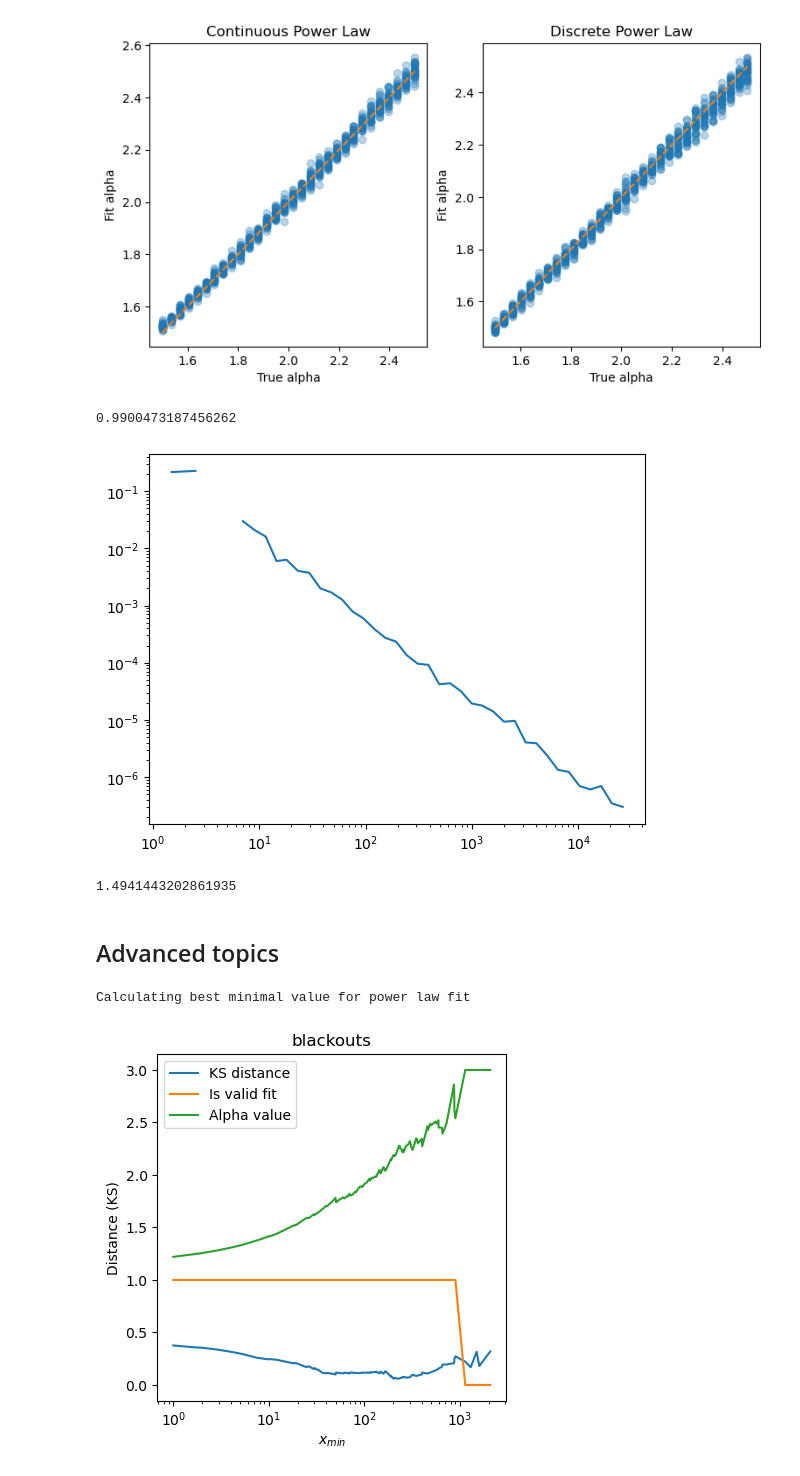
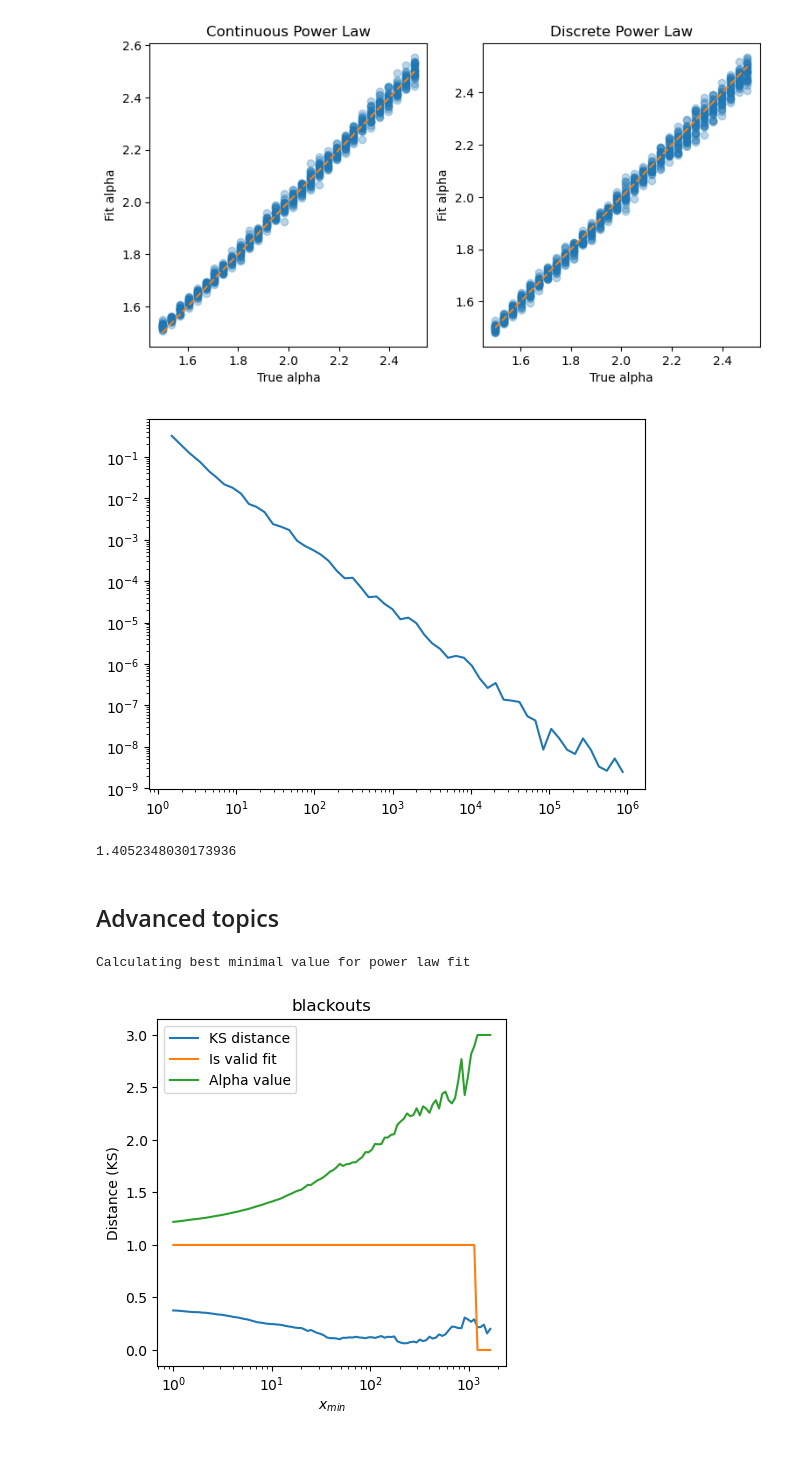
Before and after one commit to jeffalstott/powerlaw, a Jupyter notebook: docs/documentation_figures.ipynb, the cells around one changed output. Cells and saved outputs as stored; diff of their text form; code cells hidden in the pictures.

```diff
--- a/docs/documentation_figures.ipynb
+++ b/docs/documentation_figures.ipynb
@@ -514,35 +522,34 @@ data = theoretical_dist.generate_random(N*2)
 powerlaw.plot_pdf(data)
 plt.show()
 
-fit = powerlaw.Fit(data, xmin=1, xmax=np.max(data), fit_method='KS', verbose=1, force_numerical_fit=True, discrete=True)
+fit = powerlaw.Fit(data, xmin=1, xmax=np.max(data), fit_method='KS', verbose=1, discrete=True)
 fit.power_law.alpha
 # %% [output]
+[figure, new version]
-0.9900473187456262
+1.4052348030173936
-[figure, old version]
-1.4941443202861935
 # %% [markdown]
 ## Advanced topics
 # %%
 data = powerlaw.load_test_dataset('blackouts')
 
 fit = powerlaw.Fit(data / 1e3)
 
 plt.plot(fit.xmin_fitting_results["xmins"], fit.xmin_fitting_results["distances"], label='KS distance')
 plt.plot(fit.xmin_fitting_results["xmins"], fit.xmin_fitting_results["valid_fits"], label='Is valid fit')
-plt.plot(fit.xmin_fitting_results["xmins"], fit.xmin_fitting_results["alphas"], label='Alpha value')
+plt.plot(fit.xmin_fitting_results["xmins"], fit.xmin_fitting_results["alpha"], label='Alpha value')
 
 plt.xlabel('$x_{min}$')
 plt.ylabel('Distance (KS)')
 
 plt.legend()
 plt.xscale('log')
 plt.title('blackouts')
 plt.gcf().set_size_inches((4.5,4.5))
 savefig('blackouts_multiple_fits.png')
 plt.show()
 # %% [output]
 Calculating best minimal value for power law fit
-[figure, old version]
+[figure, new version]
 # %%
 data = powerlaw.load_test_dataset('blackouts')
 
```
Also changed, not shown: parts of 15 cells of this notebook, 31 other files.
